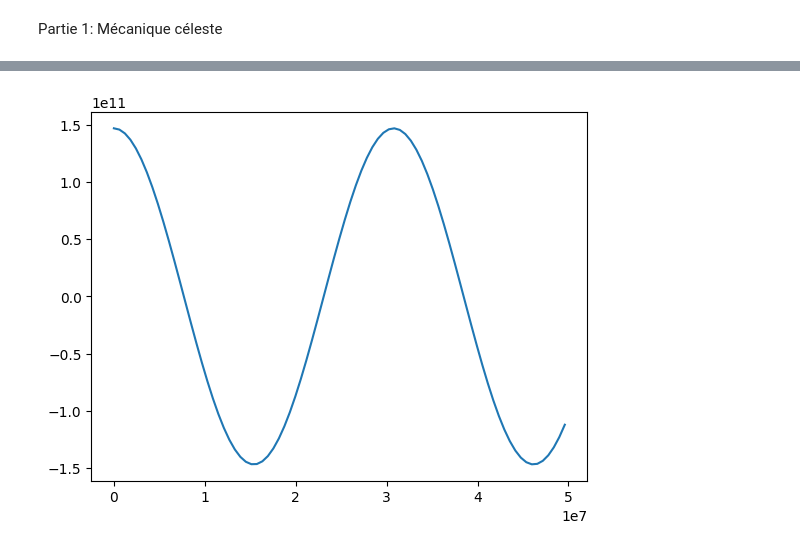
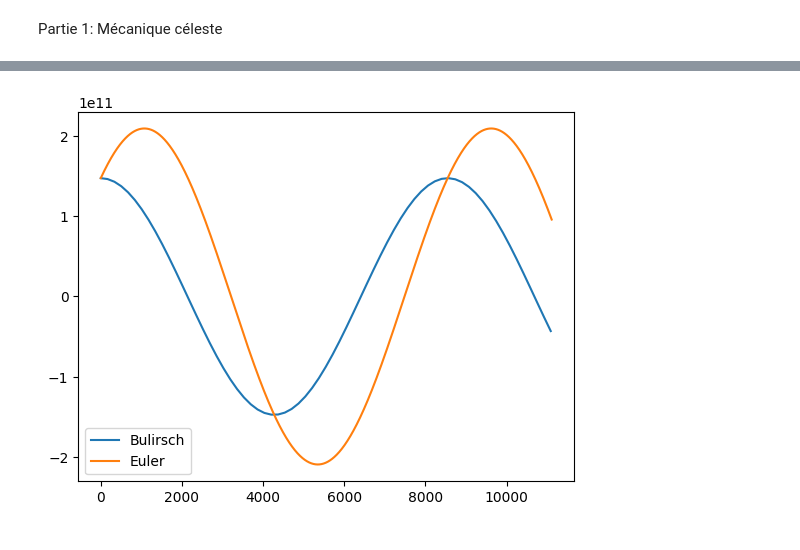
Before and after one commit to gamer39/Physique_numerique, a Jupyter notebook: Tp3/tp3.ipynb, the cells around one changed output, grey strips where cells are left out. Saved outputs shown, nothing was run; the diff lists cells and outputs as text; code cells hidden in the pictures.

```diff
--- a/Tp3/tp3.ipynb
+++ b/Tp3/tp3.ipynb
@@ -80,14 +79,15 @@ def verlet(r_0, v_0, h, max):
     return(U, E_k, E_tot)
 
 
-U, E_k, E_tot = verlet(r_0, v_0, 3600, max)
+U, E_k, E_totVerlet = verlet(r_0, v_0, 3600, max)
 
 
 plt.figure()
-plt.semilogy(temps,U)
-plt.semilogy(temps, E_k)
-plt.semilogy(temps, E_tot)
+plt.semilogy(temps,U, label = "Énergie potentielle")
+plt.semilogy(temps, E_k, label = "Énergie cinétique")
+plt.semilogy(temps, E_totVerlet, label = "Énergie totale")
 plt.ylabel("Énergie [J]")
 plt.xlabel("Temps [s]")
+plt.legend()
 plt.show()
 # %% [output]
@@ -95,20 +94,0 @@ plt.show()
-# %%
-def Euler(a, b, h, r_0, v_0):
-    tpoints = np.arange(a,b,h)
-    rpoints = []
-    r = r_0
-    v = v_0
-    for t in tpoints:
-        rpoints.append(r)
-        v += h * f(r)
-        r = r + h*v
-    return(rpoints, tpoints)
-
-rpoints,tpoints = Euler(0, 50000000, 3600, r_0, v_0)
-temps = [x/3600 for x in tpoints]
-plt.figure()
-plt.title("Méthode d'Euler")
-plt.ylabel("Position [m]")
-plt.xlabel("Temps [h]")
-plt.plot(temps,rpoints)
-plt.show()
@@ -183,34 +203,37 @@ def Bulirsch(a, b, H, r_0, v_0, delta):
         R1[0] = 0.5*(r1+r2+0.5*H*f(r2))
 
         error=2*H*delta
         while error > H*delta:
             n += 1
             h = H/n
 
             r1 = r + 0.5*h*g(r)
             r2 = r + h*g(r1)
 
             for i in range(n-1):
                 r1 += h*g(r2)
                 r2 += h*g(r1)
             R2 = R1
             R1 = np.empty([n,2], float)
             R1[0] = 0.5*(r1+r2+0.5*h*g(r2))
 
             for m in range (1, n):
                 epsilon = (R1[m-1]-R2[m-1])/((n/(n-1))**(2*m)-1)
                 R1[m] = R1[m-1] + epsilon
             error = abs(epsilon[0])
         r = R1[n-1]
     return(xpoints, tpoints)
 
 r_0 = 1.4710e11 # m
-v_0 = 3.0287e4#m/s
+v_0 = 3.0287e4 #m/s
 
 
-r, t = Bulirsch(0, 50000000, 3600*24*7, r_0, v_0, 1000/(365*24*3600))
+rBur, tBur = Bulirsch(0, 40000000, 3600*24*7, r_0, v_0, 1000/(365*24*3600))
+tBur = [x/3600 for x in tBur]
 
-plt.plot(t, r)
+plt.plot(tBur, rBur, label = "Bulirsch")
+plt.plot(temps, rEuler, label = "Euler")
+plt.legend()
 plt.show()
 # %% [output]
-[figure, old version]
+[figure, new version]
```
Also changed, not shown: parts of 5 cells of this notebook.
